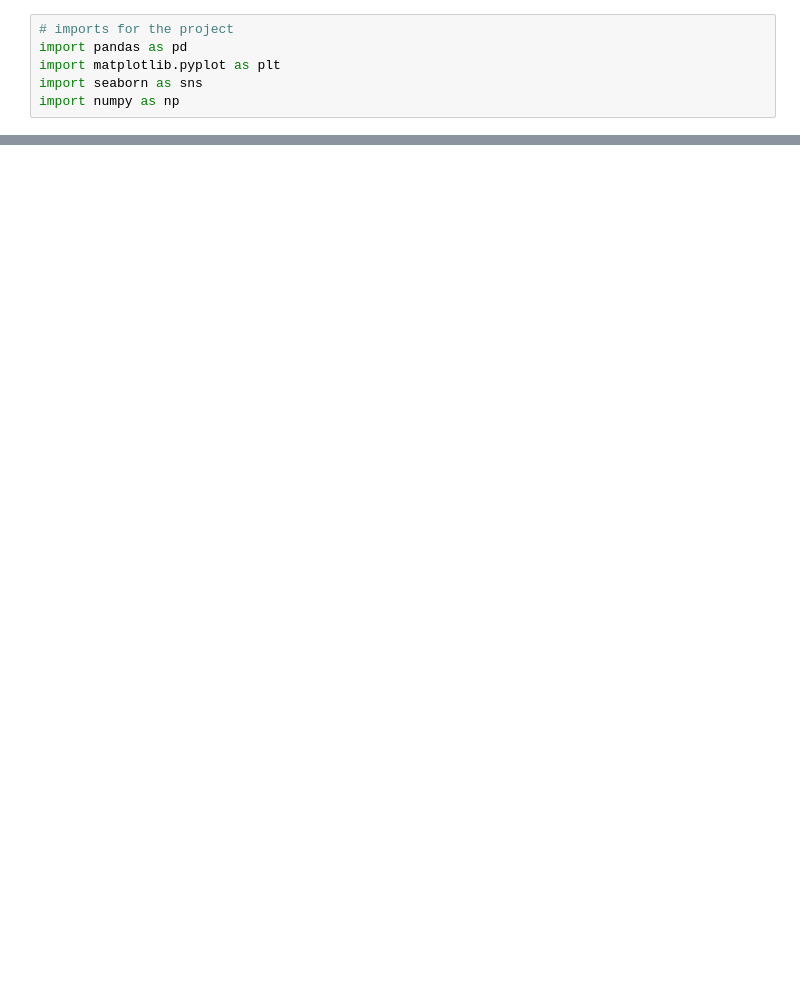
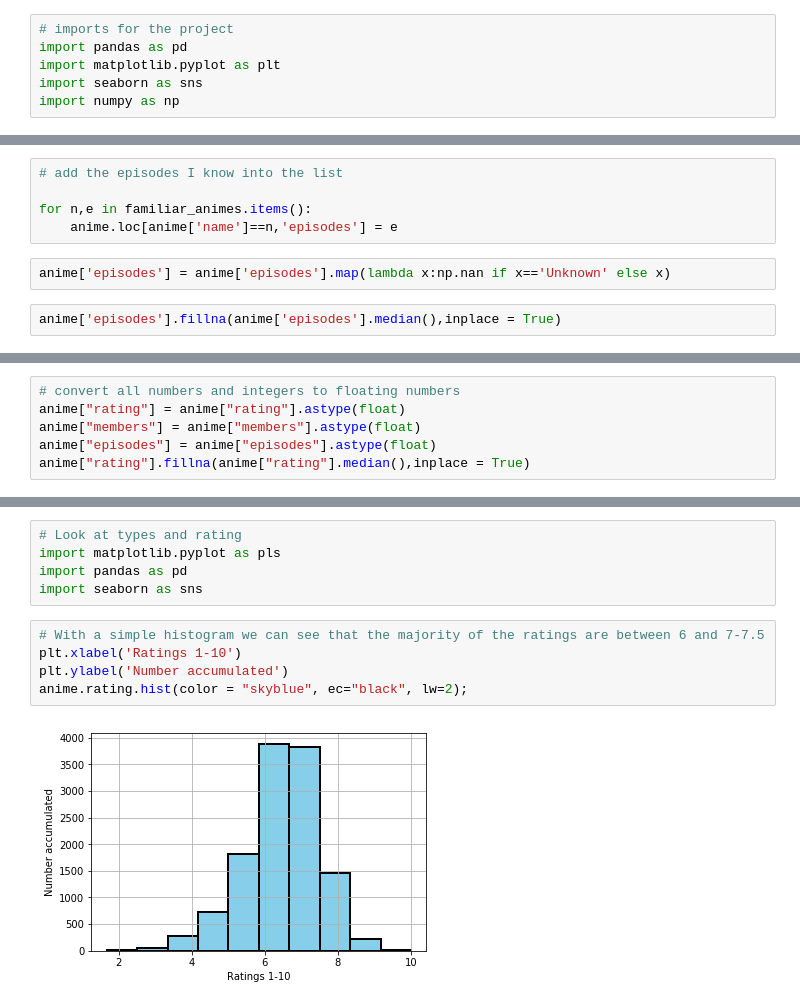
Before and after one commit to AkiBae4891/DS-Unit-1-Sprint-5-Data-Storytelling-Blog-Post, a Jupyter notebook: Anime_Project_1.ipynb, the cells around one changed output, grey strips where cells are left out. Saved outputs shown, nothing was run; the diff lists cells and outputs as text; blank space fills up the shorter version.

Commit message:
Visualization rough draft and data analyzing & discovery

```diff
--- a/Anime_Project_1.ipynb
+++ b/Anime_Project_1.ipynb
@@ -89,0 +116,9 @@ dtype: int64
+# %%
+# add the episodes I know into the list
+
+for n,e in familiar_animes.items():
+    anime.loc[anime['name']==n,'episodes'] = e
+# %%
+anime['episodes'] = anime['episodes'].map(lambda x:np.nan if x=='Unknown' else x)
+# %%
+anime['episodes'].fillna(anime['episodes'].median(),inplace = True)
@@ -89,0 +137,6 @@ dtype: int64
+# %%
+# convert all numbers and integers to floating numbers
+anime["rating"] = anime["rating"].astype(float)
+anime["members"] = anime["members"].astype(float)
+anime["episodes"] = anime["episodes"].astype(float)
+anime["rating"].fillna(anime["rating"].median(),inplace = True)
@@ -89,0 +341,12 @@ dtype: int64
+# %%
+# Look at types and rating
+import matplotlib.pyplot as pls
+import pandas as pd
+import seaborn as sns
+# %%
+# With a simple histogram we can see that the majority of the ratings are between 6 and 7-7.5
+plt.xlabel('Ratings 1-10')
+plt.ylabel('Number accumulated')
+anime.rating.hist(color = "skyblue", ec="black", lw=2);
+# %% [output]
+[figure, added]
```
Also changed, not shown: parts of 49 cells of this notebook.
